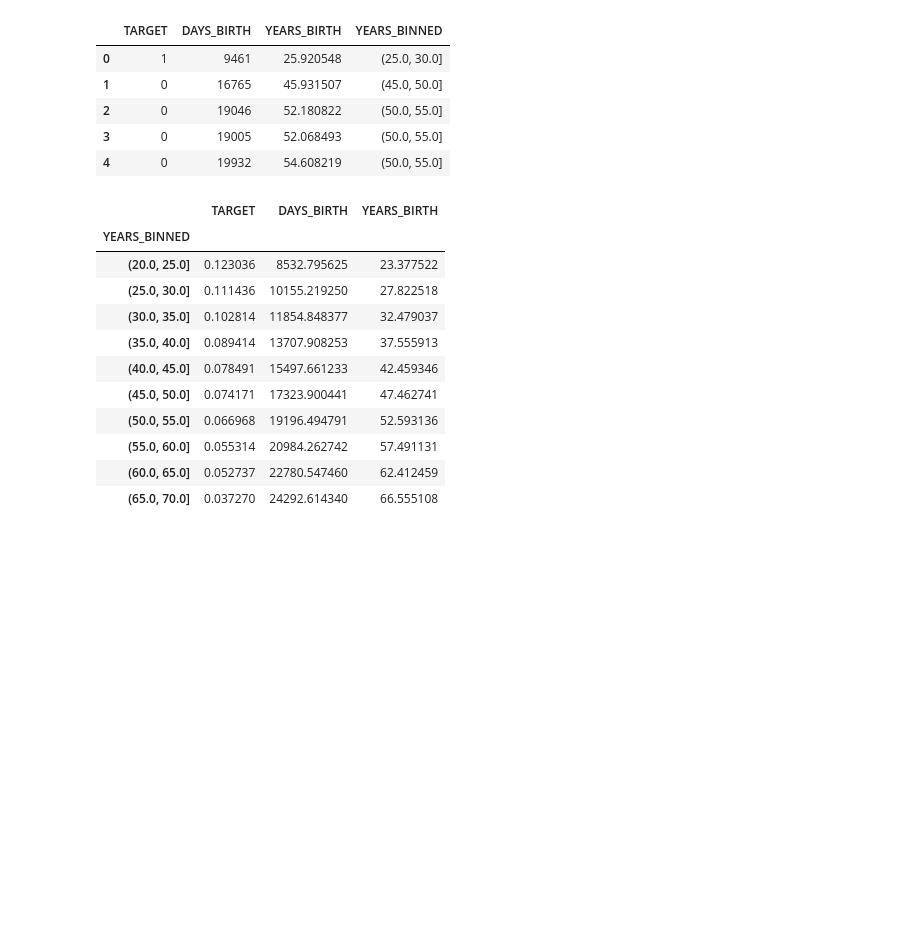
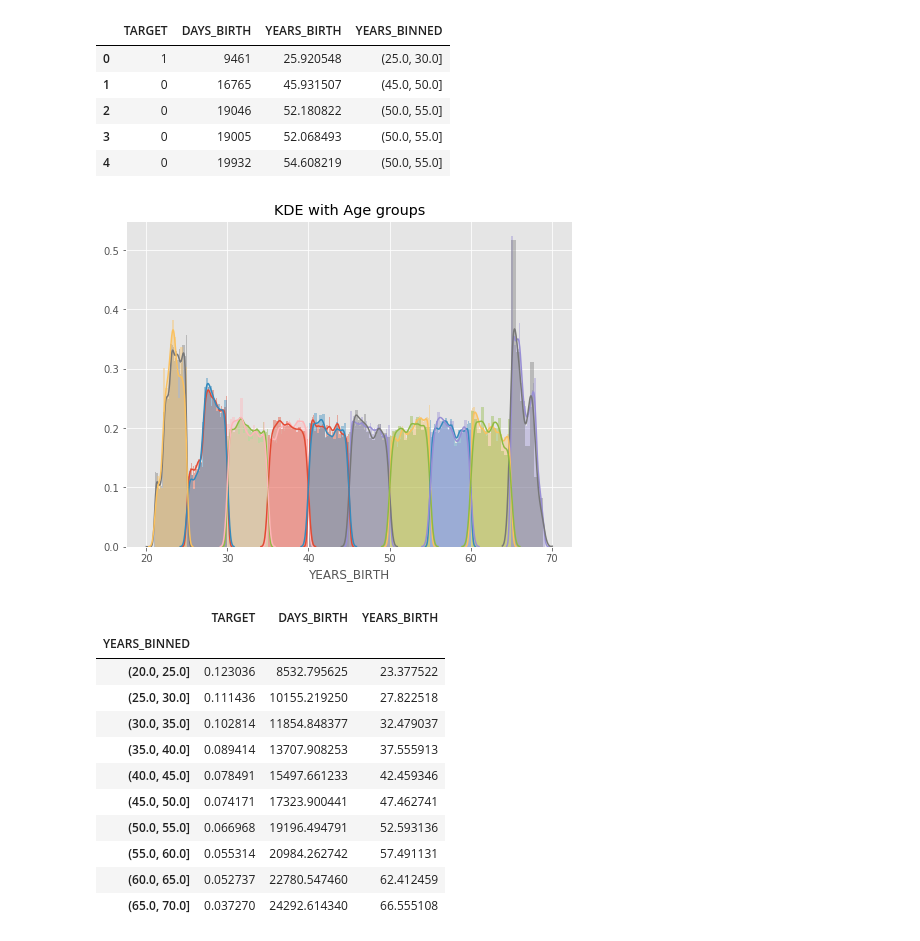
Before and after one commit to NCCUKris/4th-ML100Days, a Jupyter notebook: homework/Day_016_HW.ipynb, the cells around one changed output. Drawn from its saved outputs; the diff is of its cells as text; code cells hidden in the pictures; blank space fills up the shorter version.

```diff
--- a/homework/Day_016_HW.ipynb
+++ b/homework/Day_016_HW.ipynb
@@ -82,18 +82,20 @@ Name: YEARS_BINNED, dtype: int64
 # %%
 # 繪圖前先排序 / 分組
 """
 Your Code Here
 """
-year_group_sorted = age_data['YEARS_BINNED'].values
+year_group_sorted = age_data['YEARS_BINNED'].values.unique()
 plt.figure(figsize=(8,6))
 for i in range(len(year_group_sorted)):
     sns.distplot(age_data.loc[(age_data['YEARS_BINNED'] == year_group_sorted[i]) & \
                               (age_data['TARGET'] == 0), 'YEARS_BIRTH'], label = str(year_group_sorted[i]))
 
     sns.distplot(age_data.loc[(age_data['YEARS_BINNED'] == year_group_sorted[i]) & \
                               (age_data['TARGET'] == 1), 'YEARS_BIRTH'], label = str(year_group_sorted[i]))
 plt.title('KDE with Age groups')
 plt.show()
+# %% [output]
+[figure, added]
 # %%
 # 計算每個年齡區間的 Target、DAYS_BIRTH與 YEARS_BIRTH 的平均值
 age_groups  = age_data.groupby('YEARS_BINNED').mean()
```
